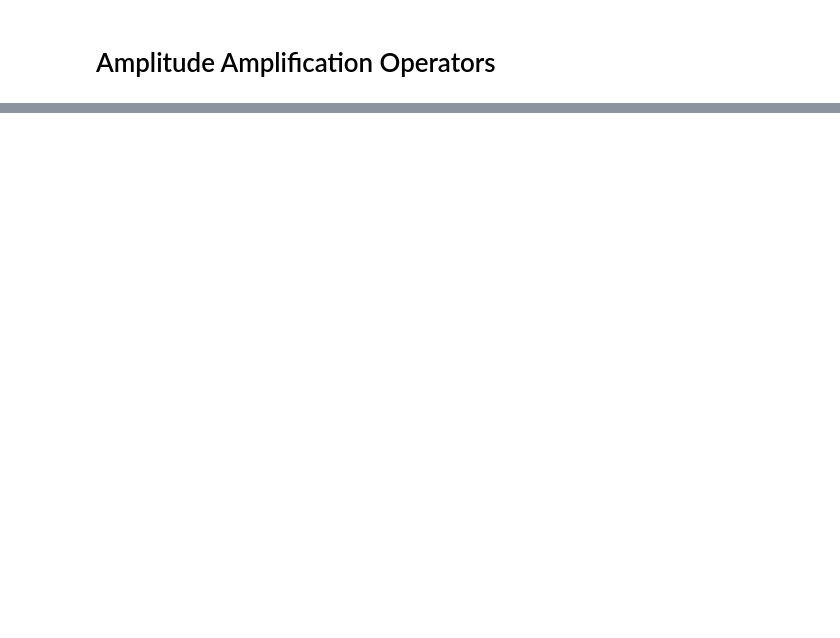
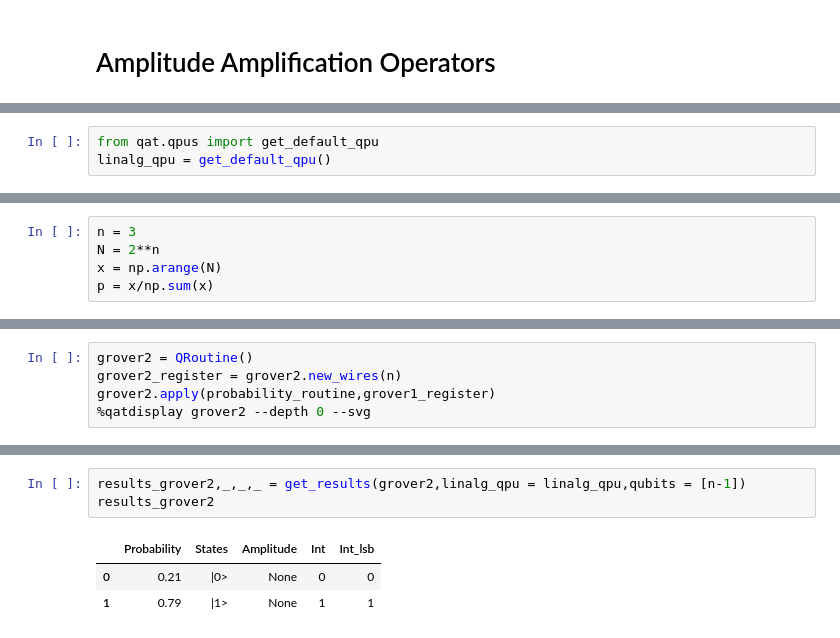
Before and after one commit to albertomanzano/QuantumComputing, a Jupyter notebook: notebooks/02_AmplitudeAmplification_Operators.ipynb, the cells around one changed output, grey strips where cells are left out. Drawn from its saved outputs; the diff is of its cells as text; blank space fills up the shorter version.

Commit message:
Pandas rendering properly and grover operator added

```diff
--- a/notebooks/02_AmplitudeAmplification_Operators.ipynb
+++ b/notebooks/02_AmplitudeAmplification_Operators.ipynb
@@ -538,0 +14,3 @@ q_n_gate = load_qn_gate(q_gate, 4)
+# %%
+from qat.qpus import get_default_qpu
+linalg_qpu = get_default_qpu()
@@ -538,0 +29,5 @@ q_n_gate = load_qn_gate(q_gate, 4)
+# %%
+n = 3
+N = 2**n
+x = np.arange(N)
+p = x/np.sum(x)
@@ -538,0 +346,5 @@ q_n_gate = load_qn_gate(q_gate, 4)
+# %%
+grover2 = QRoutine()
+grover2_register = grover2.new_wires(n)
+grover2.apply(probability_routine,grover1_register)
+%qatdisplay grover2 --depth 0 --svg
@@ -538,0 +353,7 @@ q_n_gate = load_qn_gate(q_gate, 4)
+# %%
+results_grover2,_,_,_ = get_results(grover2,linalg_qpu = linalg_qpu,qubits = [n-1])
+results_grover2
+# %% [output]
+|  | Probability | States | Amplitude | Int | Int_lsb |
+| 0 | 0.21 | |0> | None | 0 | 0 |
+| 1 | 0.79 | |1> | None | 1 | 1 |
```
Also changed, not shown: parts of 193 cells of this notebook, 5 other files.
